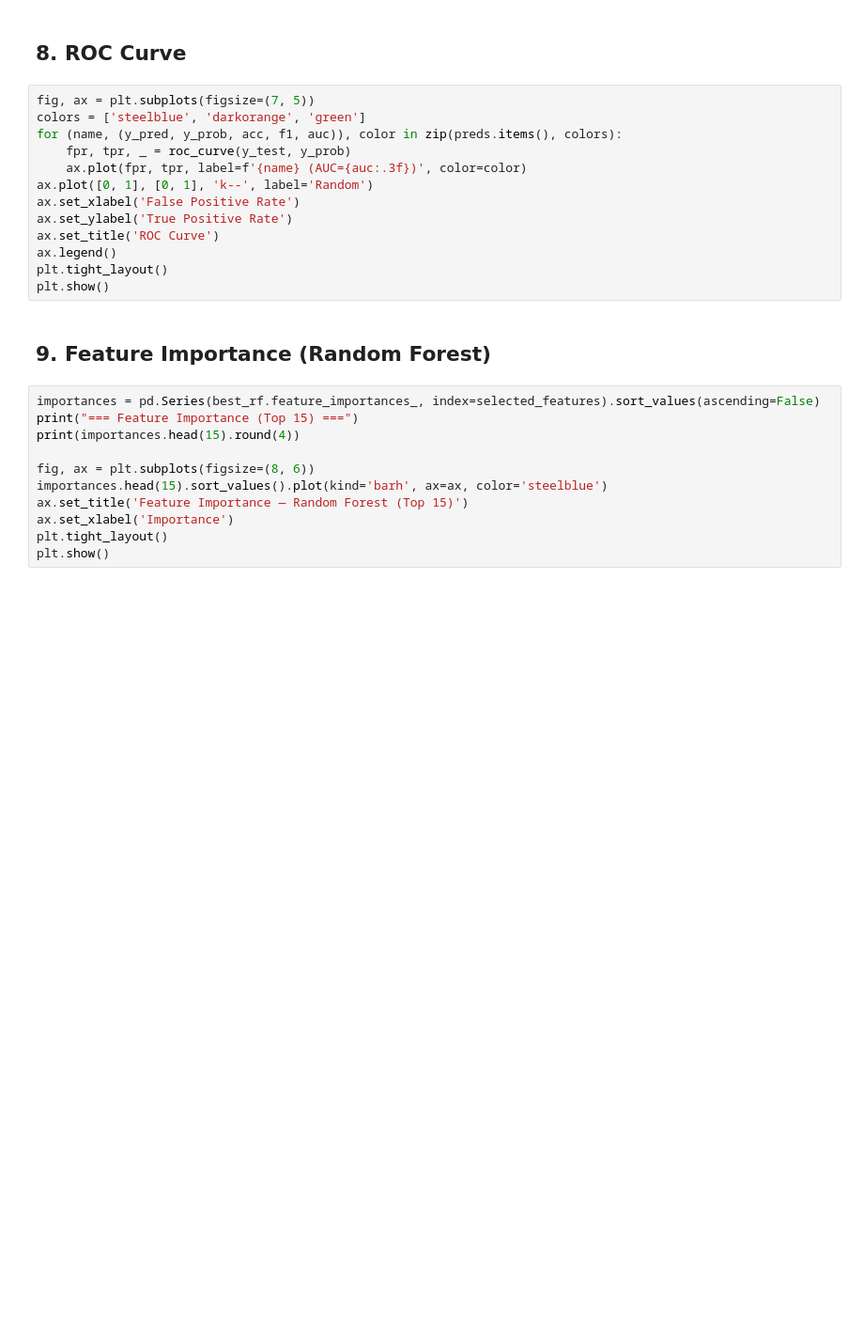
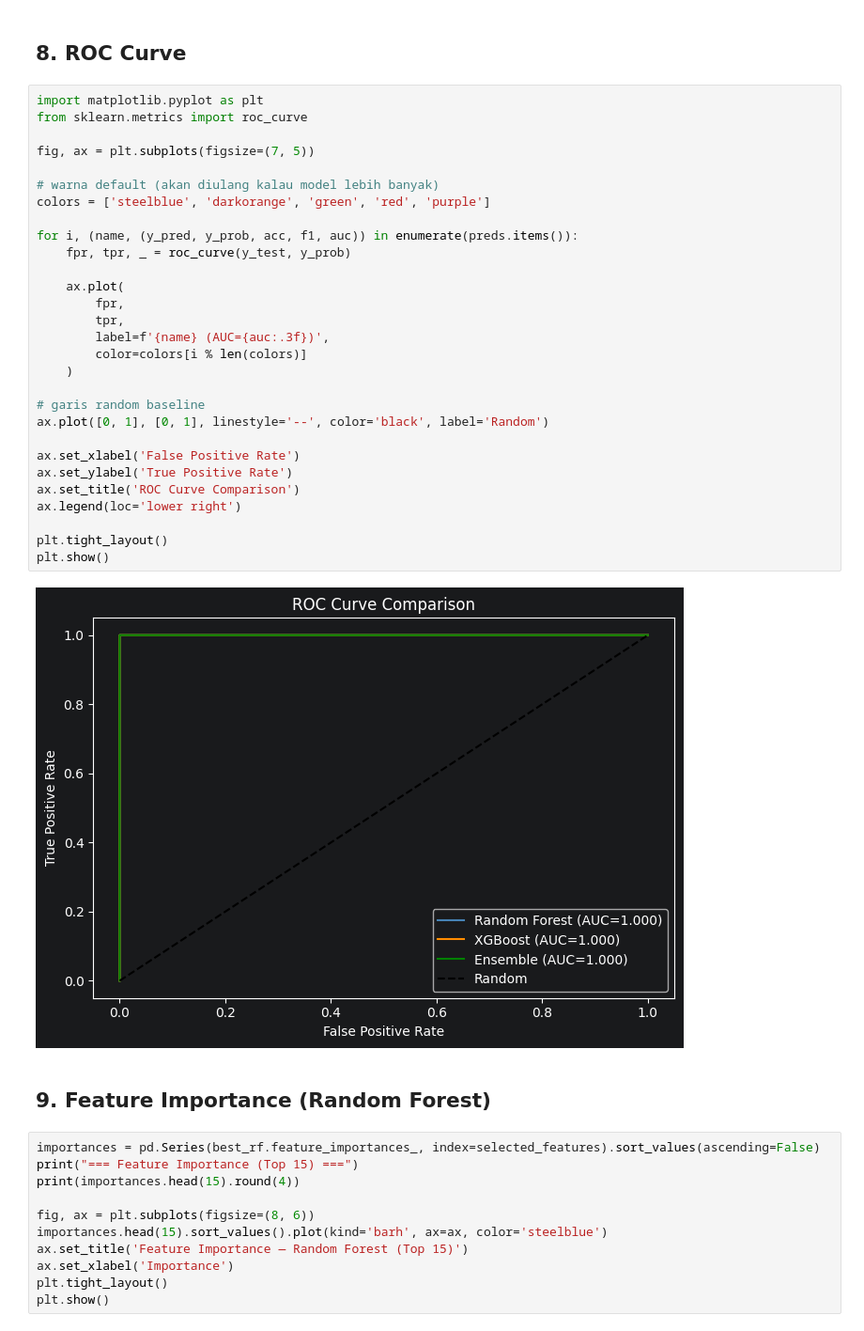
Before and after one commit to muhammadsyukri19/ML-A-Klp14, a Jupyter notebook: notebook/3_TrainingAndModel.ipynb, the cells around one changed output. Shown at 94% size. Saved outputs shown, nothing was run; the diff lists cells and outputs as text; blank space fills up the shorter version.

```diff
--- a/notebook/3_TrainingAndModel.ipynb
+++ b/notebook/3_TrainingAndModel.ipynb
@@ -209,18 +323,36 @@ plt.show()
 # %% [markdown]
 ## 8. ROC Curve
 # %%
+import matplotlib.pyplot as plt
+from sklearn.metrics import roc_curve
+
 fig, ax = plt.subplots(figsize=(7, 5))
-colors = ['steelblue', 'darkorange', 'green']
-for (name, (y_pred, y_prob, acc, f1, auc)), color in zip(preds.items(), colors):
+
+# warna default (akan diulang kalau model lebih banyak)
+colors = ['steelblue', 'darkorange', 'green', 'red', 'purple']
+
+for i, (name, (y_pred, y_prob, acc, f1, auc)) in enumerate(preds.items()):
     fpr, tpr, _ = roc_curve(y_test, y_prob)
-    ax.plot(fpr, tpr, label=f'{name} (AUC={auc:.3f})', color=color)
-ax.plot([0, 1], [0, 1], 'k--', label='Random')
+
+    ax.plot(
+        fpr,
+        tpr,
+        label=f'{name} (AUC={auc:.3f})',
+        color=colors[i % len(colors)]
+    )
+
+# garis random baseline
+ax.plot([0, 1], [0, 1], linestyle='--', color='black', label='Random')
+
 ax.set_xlabel('False Positive Rate')
 ax.set_ylabel('True Positive Rate')
-ax.set_title('ROC Curve')
-ax.legend()
+ax.set_title('ROC Curve Comparison')
+ax.legend(loc='lower right')
+
 plt.tight_layout()
 plt.show()
+# %% [output]
+[figure, added]
 # %% [markdown]
 ## 9. Feature Importance (Random Forest)
 # %%
```
Also changed, not shown: parts of 14 cells of this notebook.
